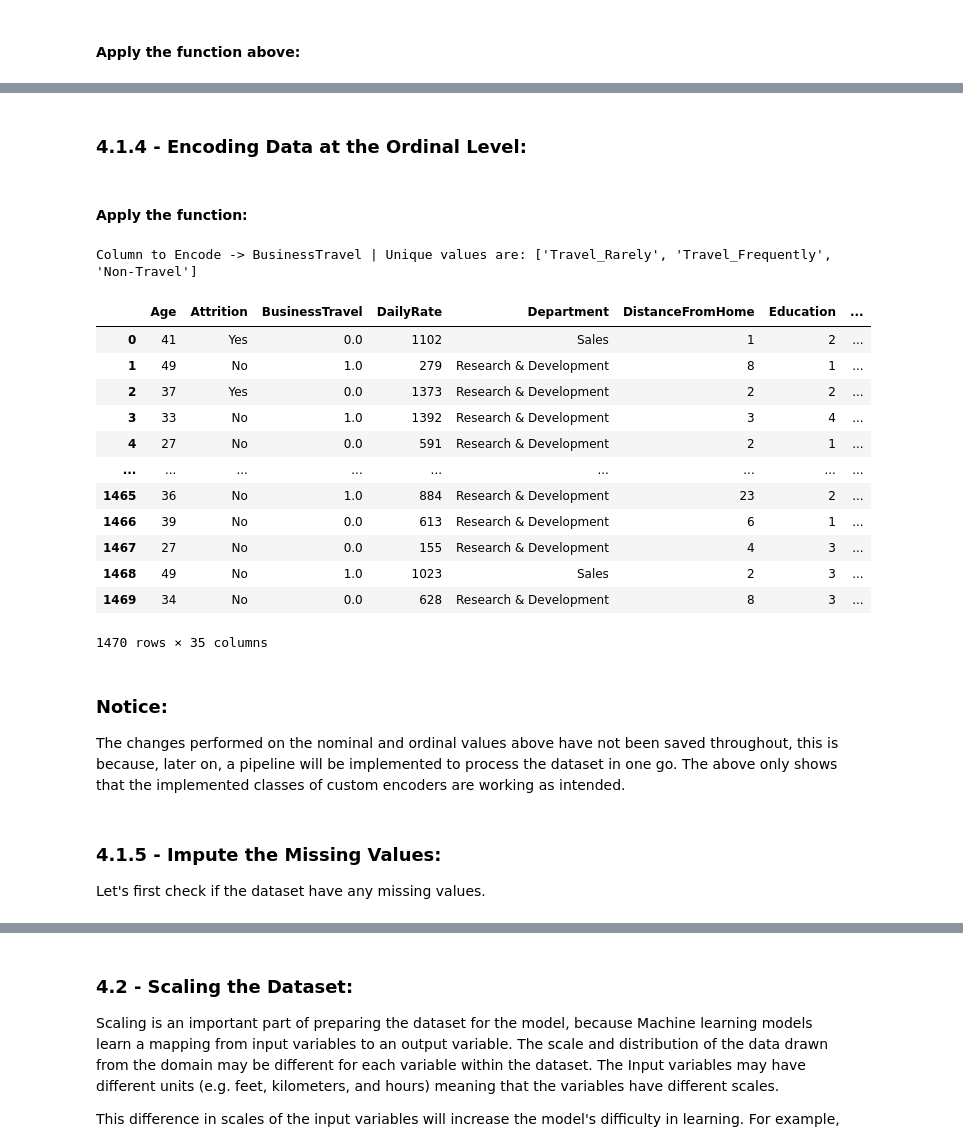
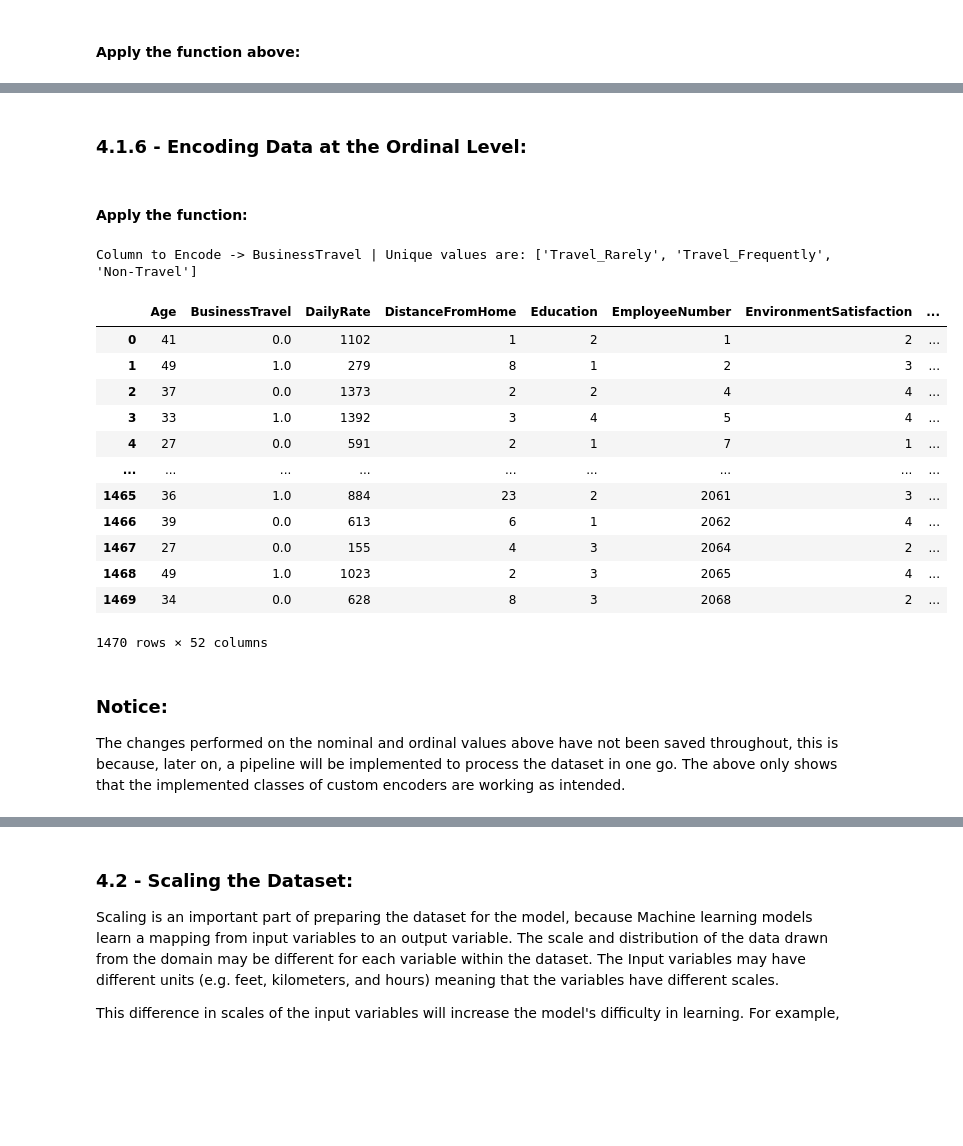
Before and after one commit to ylee9107/DS_Projects_for_Business, a Jupyter notebook: Project 1 - DS for HR department/DSB_Human Resource Department.ipynb, the cells around one changed output, grey strips where cells are left out. Saved outputs shown, nothing was run; the diff lists cells and outputs as text; code cells hidden in the pictures; blank space fills up the shorter version.

```diff
--- a/Project 1 - DS for HR department/DSB_Human Resource Department.ipynb
+++ b/Project 1 - DS for HR department/DSB_Human Resource Department.ipynb
@@ -602,7 +657,7 @@ Based on experience and some research, the above list was determined.
 #### Let's now list these columns to be used later on:
 # %%
 # Nominal Columns:
-list_categorical_columns_nominal = ['Attrition', 'Department', 'EducationField', 'Gender', 'JobRole', 'MaritalStatus', 'Over18', 'OverTime']
+list_categorical_columns_nominal = ['Attrition', 'Department', 'EducationField', 'Gender', 'JobRole', 'MaritalStatus', 'OverTime']
 
 # Ordinal Columns:
 list_categorical_columns_ordinal = ['BusinessTravel']
@@ -628,10 +683,6 @@ class CustomCategoryEncoder_nominal(TransformerMixin):
         - cols, are the List of (Nominal) columns of interest for this transformation.
     Returns:
         - returns the Encoded Nominal Columns.
-    Notes:
-        - This class will convert "Yes" and "No" row values into 1 or 0.
-        - It will also check if the row values are in abbreviated format or not.
-            (i.e "Yes" or "Y", "No" or "N")
 
     """
     # Initialise one instance attribute, the columns
@@ -653,5 +704,6 @@ class CustomCategoryEncoder_nominal(TransformerMixin):
 cc_nominal_encoder = CustomCategoryEncoder_nominal(cols= list_categorical_columns_nominal)
 
 # Fit and transform on the dataset:
-cc_nominal_encoder.fit_transform(X=employee_data_df)
+employee_data_df_copy = cc_nominal_encoder.fit_transform(X=employee_data_df_copy)
+employee_data_df_copy
 # %% [output]
@@ -671,5 +723,5 @@ cc_nominal_encoder.fit_transform(X=employee_data_df)
 # %% [markdown]
-### 4.1.4 - Encoding Data at the Ordinal Level:
+### 4.1.6 - Encoding Data at the Ordinal Level:
 # %%
 # Define the Custom category encoding Class:
 
@@ -682,10 +734,6 @@ class CustomCategoryEncoder_ordinal(TransformerMixin):
         - ordering, is the ordering of the Ordinal Values.
     Returns:
         - returns the Encoded Ordinal Columns.
-    Notes:
-        - This class will convert "Yes" and "No" row values into 1 or 0.
-        - It will also check if the row values are in abbreviated format or not.
-            (i.e "Yes" or "Y", "No" or "N")
     """
     # Initialise the instance attributes, the columns and ordering:
     def __init__(self, cols=None, ordering=None):
@@ -719,29 +767,26 @@ class CustomCategoryEncoder_ordinal(TransformerMixin):
 # %%
 # Apply the custom encoder for Ordinal columns, instantiate:
 cc_ordinal_encoder = CustomCategoryEncoder_ordinal(cols=list_categorical_columns_ordinal)
 
 # Fit and transform on the dataset:
-cc_ordinal_encoder.fit_transform(X=employee_data_df)
+employee_data_df_copy = cc_ordinal_encoder.fit_transform(X=employee_data_df_copy)
+employee_data_df_copy
 # %% [output]
 Column to Encode -> BusinessTravel | Unique values are: ['Travel_Rarely', 'Travel_Frequently', 'Non-Travel']
-|  | Age | Attrition | BusinessTravel | DailyRate | Department | DistanceFromHome | Education | ... |
-| 0 | 41 | Yes | 0.0 | 1102 | Sales | 1 | 2 | ... |
-| 1 | 49 | No | 1.0 | 279 | Research & Development | 8 | 1 | ... |
-| 2 | 37 | Yes | 0.0 | 1373 | Research & Development | 2 | 2 | ... |
-| 3 | 33 | No | 1.0 | 1392 | Research & Development | 3 | 4 | ... |
-| 4 | 27 | No | 0.0 | 591 | Research & Development | 2 | 1 | ... |
+|  | Age | BusinessTravel | DailyRate | DistanceFromHome | Education | EmployeeNumber | EnvironmentSatisfaction | ... |
+| 0 | 41 | 0.0 | 1102 | 1 | 2 | 1 | 2 | ... |
+| 1 | 49 | 1.0 | 279 | 8 | 1 | 2 | 3 | ... |
+| 2 | 37 | 0.0 | 1373 | 2 | 2 | 4 | 4 | ... |
+| 3 | 33 | 1.0 | 1392 | 3 | 4 | 5 | 4 | ... |
+| 4 | 27 | 0.0 | 591 | 2 | 1 | 7 | 1 | ... |
 | ... | ... | ... | ... | ... | ... | ... | ... | ... |
-| 1465 | 36 | No | 1.0 | 884 | Research & Development | 23 | 2 | ... |
-| 1466 | 39 | No | 0.0 | 613 | Research & Development | 6 | 1 | ... |
-| 1467 | 27 | No | 0.0 | 155 | Research & Development | 4 | 3 | ... |
-| 1468 | 49 | No | 1.0 | 1023 | Sales | 2 | 3 | ... |
-| 1469 | 34 | No | 0.0 | 628 | Research & Development | 8 | 3 | ... |
+| 1465 | 36 | 1.0 | 884 | 23 | 2 | 2061 | 3 | ... |
+| 1466 | 39 | 0.0 | 613 | 6 | 1 | 2062 | 4 | ... |
+| 1467 | 27 | 0.0 | 155 | 4 | 3 | 2064 | 2 | ... |
+| 1468 | 49 | 1.0 | 1023 | 2 | 3 | 2065 | 4 | ... |
+| 1469 | 34 | 0.0 | 628 | 8 | 3 | 2068 | 2 | ... |
-1470 rows × 35 columns
+1470 rows × 52 columns
 # %% [markdown]
 ### Notice:
 
 The changes performed on the nominal and ordinal values above have not been saved throughout, this is because, later on, a pipeline will be implemented to process the dataset in one go. The above only shows that the implemented classes of custom encoders are working as intended.
-# %% [markdown]
-### 4.1.5 - Impute the Missing Values:
-
-Let's first check if the dataset have any missing values.
```
Also changed, not shown: parts of 42 cells of this notebook.
